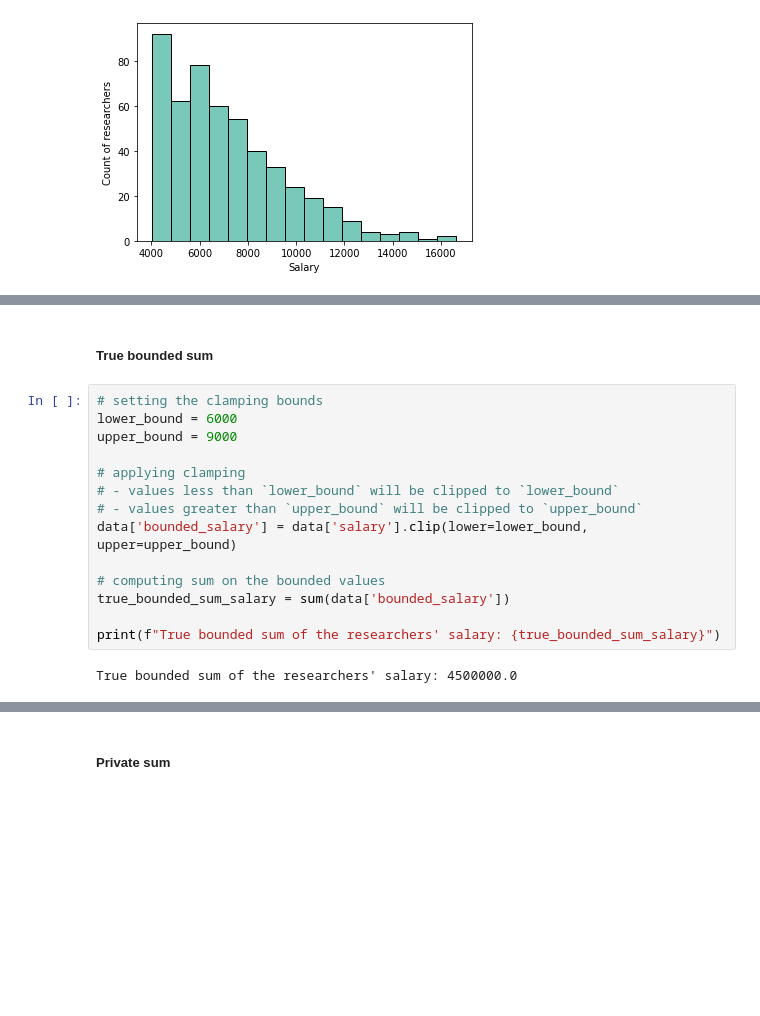
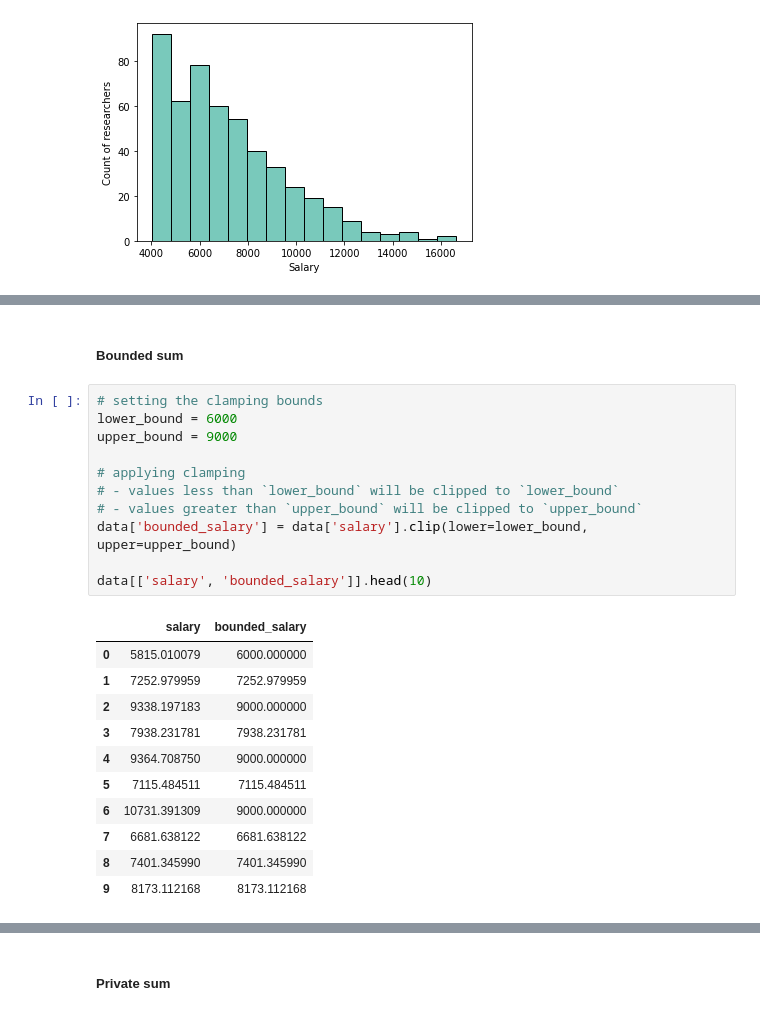
Before and after one commit to dsaidgovsg/stack-2022-differential-privacy-workshop, a Jupyter notebook: reseachers_survey_stats_release.ipynb, the cells around one changed output, grey strips where cells are left out. Saved outputs shown, nothing was run; the diff lists cells and outputs as text; blank space fills up the shorter version.

```diff
--- a/reseachers_survey_stats_release.ipynb
+++ b/reseachers_survey_stats_release.ipynb
@@ -219,18 +274,25 @@ plt.ylabel('Count of researchers');
 # %% [markdown]
-##### True bounded sum
+##### Bounded sum
 # %%
 # setting the clamping bounds
 lower_bound = 6000
 upper_bound = 9000
 
 # applying clamping
 # - values less than `lower_bound` will be clipped to `lower_bound`
 # - values greater than `upper_bound` will be clipped to `upper_bound`
 data['bounded_salary'] = data['salary'].clip(lower=lower_bound, upper=upper_bound)
 
-# computing sum on the bounded values
-true_bounded_sum_salary = sum(data['bounded_salary'])
-
-print(f"True bounded sum of the researchers' salary: {true_bounded_sum_salary}")
+data[['salary', 'bounded_salary']].head(10)
 # %% [output]
-True bounded sum of the researchers' salary: 4500000.0
+|  | salary | bounded_salary |
+| 0 | 5815.010079 | 6000.000000 |
+| 1 | 7252.979959 | 7252.979959 |
+| 2 | 9338.197183 | 9000.000000 |
+| 3 | 7938.231781 | 7938.231781 |
+| 4 | 9364.708750 | 9000.000000 |
+| 5 | 7115.484511 | 7115.484511 |
+| 6 | 10731.391309 | 9000.000000 |
+| 7 | 6681.638122 | 6681.638122 |
+| 8 | 7401.345990 | 7401.345990 |
+| 9 | 8173.112168 | 8173.112168 |
```
Also changed, not shown: parts of 34 cells of this notebook, 1 other file.
